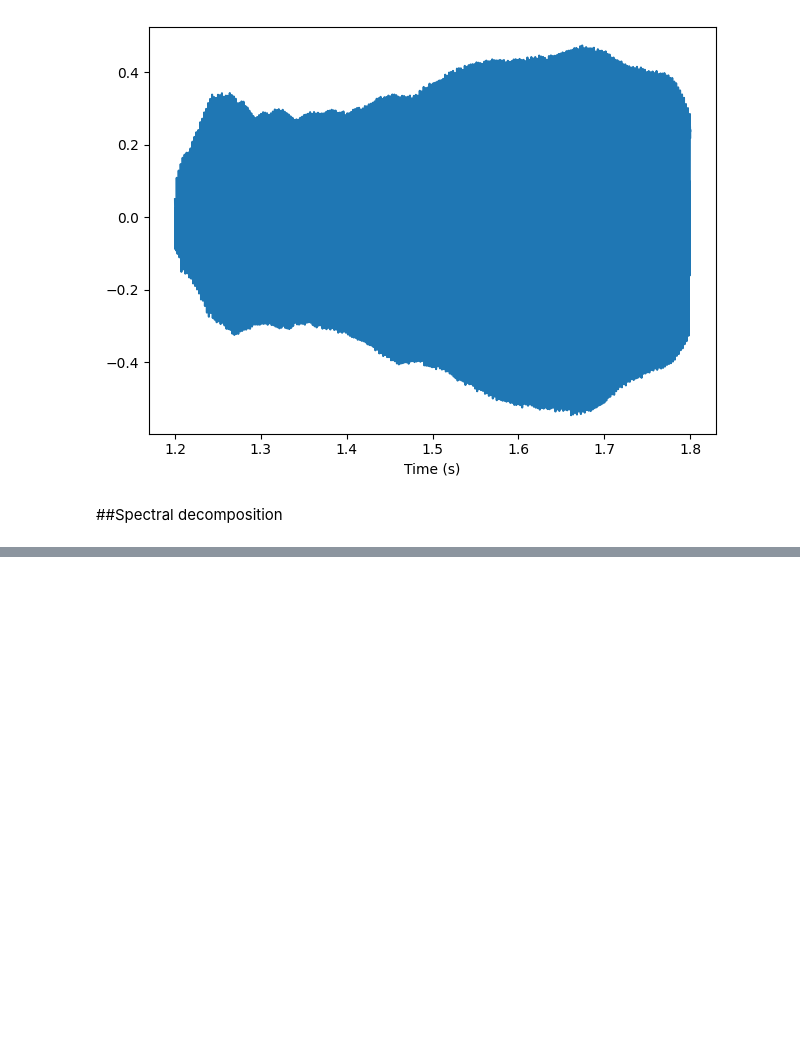
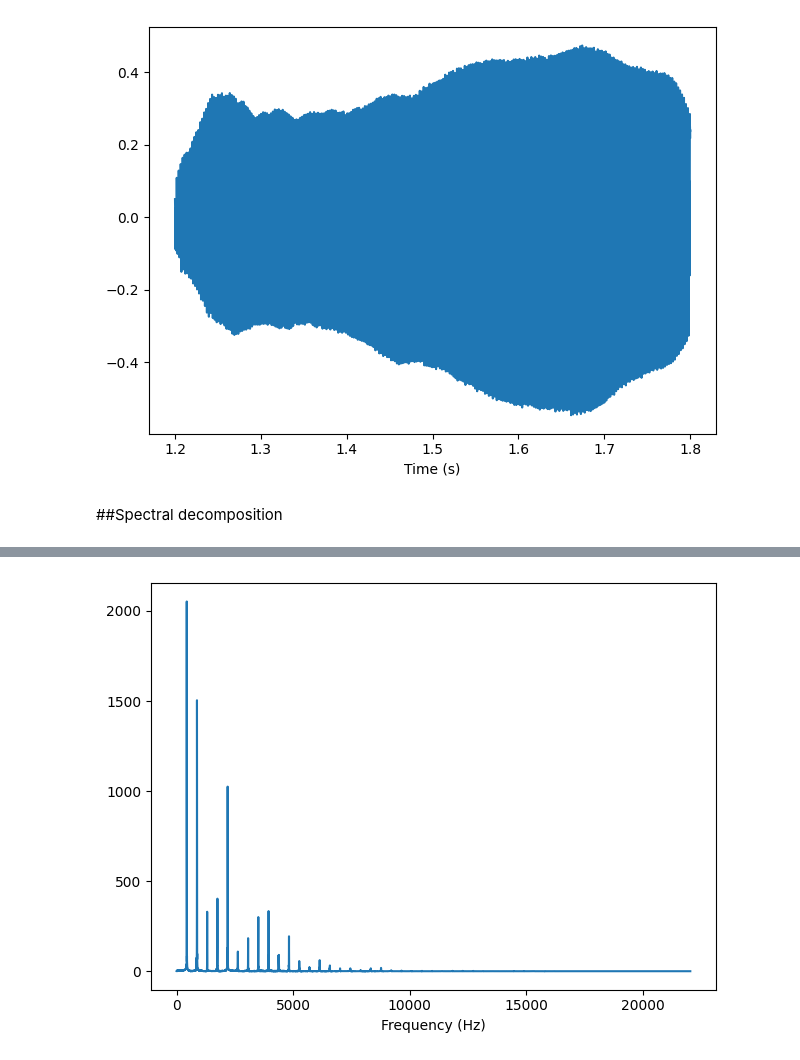
Before and after one commit to rahiakela/audio-processing-research-and-practice, a Jupyter notebook: think-dsp/01_sounds_and_signals.ipynb, the cells around one changed output, grey strips where cells are left out. Saved outputs shown, nothing was run; the diff lists cells and outputs as text; code cells hidden in the pictures; blank space fills up the shorter version.

```diff
--- a/think-dsp/01_sounds_and_signals.ipynb
+++ b/think-dsp/01_sounds_and_signals.ipynb
@@ -157,0 +183,6 @@ decorate(xlabel="Time (s)")
+# %%
+spectrum = segment.make_spectrum()
+spectrum.plot()
+decorate(xlabel="Frequency (Hz)")
+# %% [output]
+[figure, added]
```
Also changed, not shown: parts of 18 cells of this notebook.
